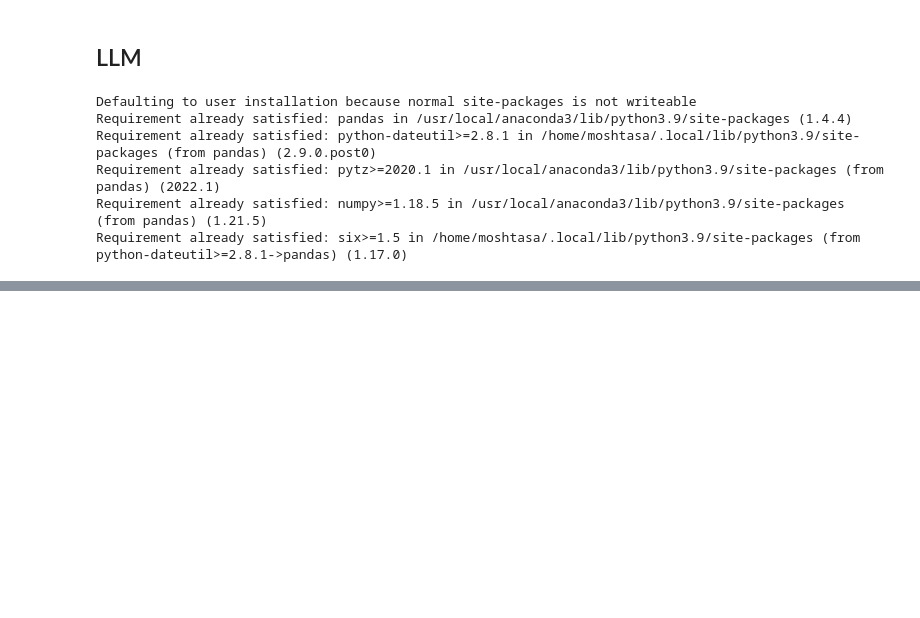
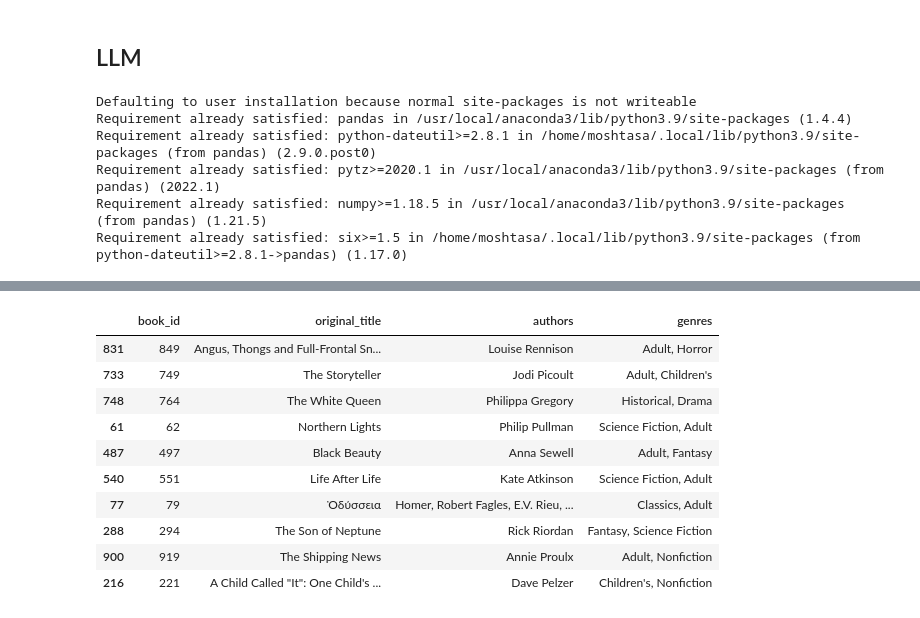
Before and after one commit to saramoshtaghi/phd-svd-recsys, a Jupyter notebook: SVD/Book/notebook/Book_pp.ipynb, the cells around one changed output, grey strips where cells are left out. Cells and saved outputs as stored; diff of their text form; code cells hidden in the pictures; blank space fills up the shorter version.

```diff
--- a/SVD/Book/notebook/Book_pp.ipynb
+++ b/SVD/Book/notebook/Book_pp.ipynb
@@ -931,0 +1068,15 @@ if __name__ == "__main__":
+# %%
+df_zeroshot.sample(10)
+# df[['original_title', 'authors']]
+# %% [output]
+|  | book_id | original_title | authors | genres |
+| 831 | 849 | Angus, Thongs and Full-Frontal Sn... | Louise Rennison | Adult, Horror |
+| 733 | 749 | The Storyteller | Jodi Picoult | Adult, Children's |
+| 748 | 764 | The White Queen | Philippa Gregory | Historical, Drama |
+| 61 | 62 | Northern Lights | Philip Pullman | Science Fiction, Adult |
+| 487 | 497 | Black Beauty | Anna Sewell | Adult, Fantasy |
+| 540 | 551 | Life After Life | Kate Atkinson | Science Fiction, Adult |
+| 77 | 79 | Ὀδύσσεια | Homer, Robert Fagles, E.V. Rieu, ... | Classics, Adult |
+| 288 | 294 | The Son of Neptune | Rick Riordan | Fantasy, Science Fiction |
+| 900 | 919 | The Shipping News | Annie Proulx | Adult, Nonfiction |
+| 216 | 221 | A Child Called "It": One Child's ... | Dave Pelzer | Children's, Nonfiction |
```
Also changed, not shown: parts of 10 cells of this notebook.
